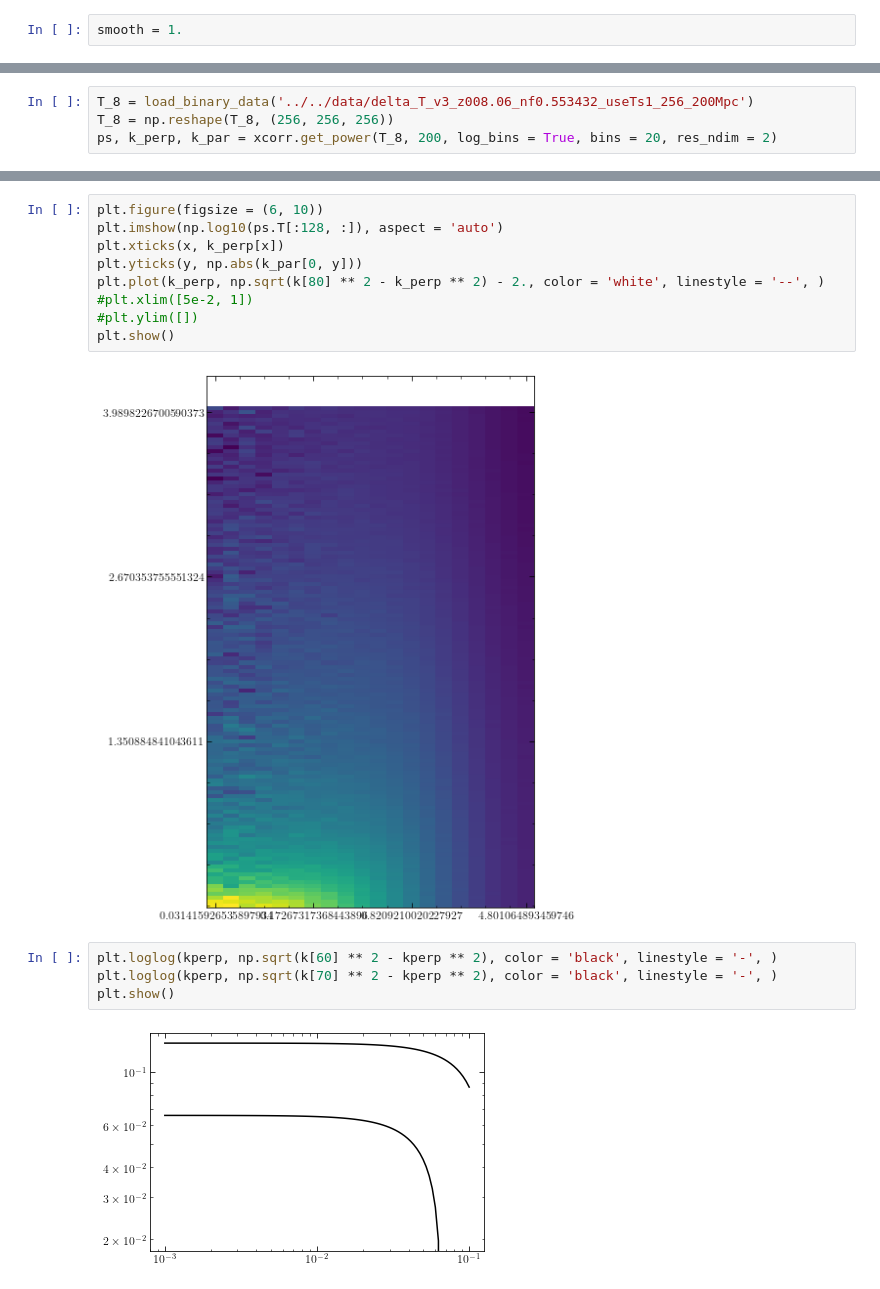
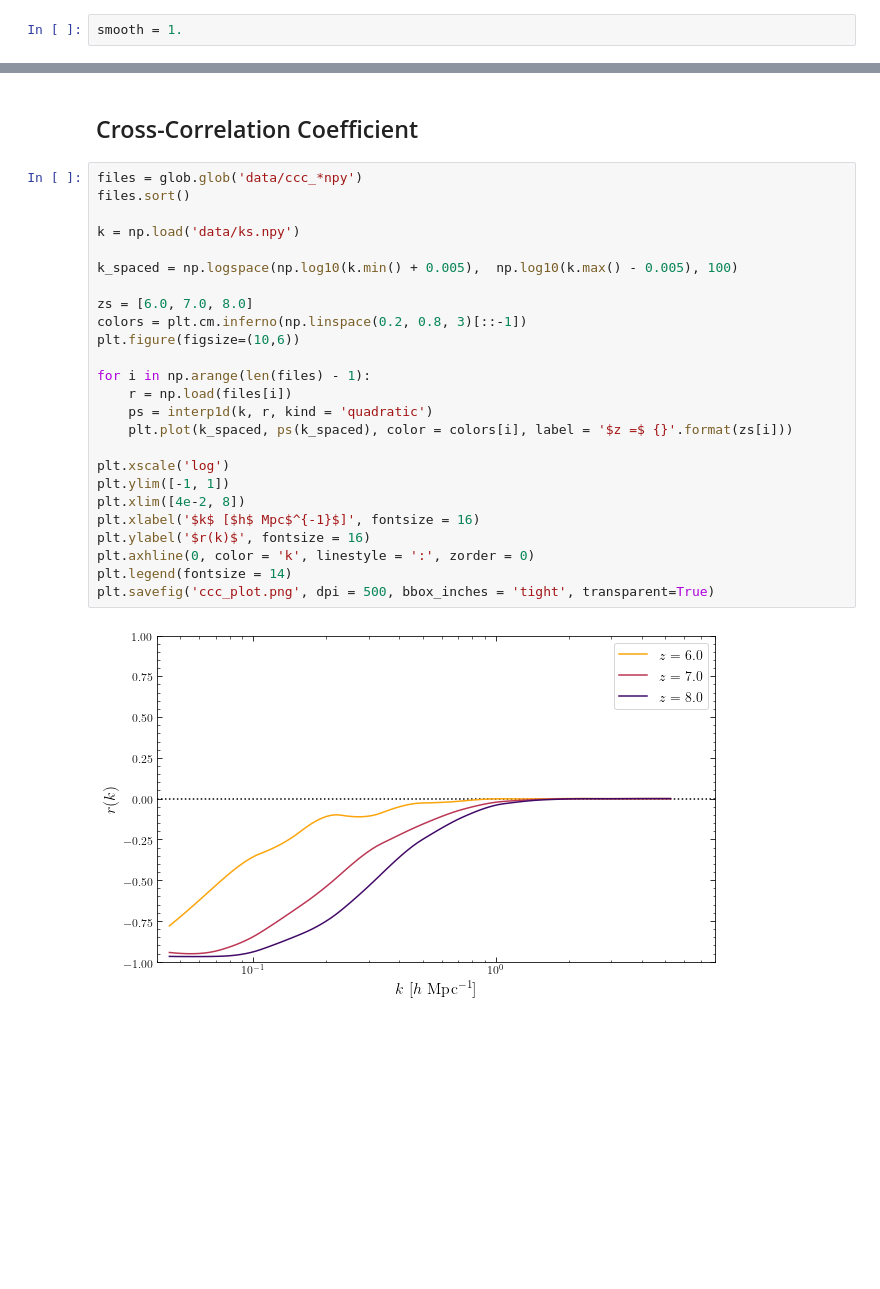
Before and after one commit to tacox5/Senior_Thesis, a Jupyter notebook: notebooks/plots_for_thesis.ipynb, the cells around one changed output, grey strips where cells are left out. Drawn from its saved outputs; the diff is of its cells as text; blank space fills up the shorter version.

```diff
--- a/notebooks/plots_for_thesis.ipynb
+++ b/notebooks/plots_for_thesis.ipynb
@@ -74,4 +167,0 @@ k = np.logspace(-3, 0, 100)
-# %%
-T_8 = load_binary_data('../../data/delta_T_v3_z008.06_nf0.553432_useTs1_256_200Mpc')
-T_8 = np.reshape(T_8, (256, 256, 256))
-ps, k_perp, k_par = xcorr.get_power(T_8, 200, log_bins = True, bins = 20, res_ndim = 2)
@@ -81,17 +168,29 @@ y = np.linspace(1, k_par.shape[1] / 2.0, 4).astype(int)
-# %%
-plt.figure(figsize = (6, 10))
-plt.imshow(np.log10(ps.T[:128, :]), aspect = 'auto')
-plt.xticks(x, k_perp[x])
-plt.yticks(y, np.abs(k_par[0, y]))
-plt.plot(k_perp, np.sqrt(k[80] ** 2 - k_perp ** 2) - 2., color = 'white', linestyle = '--', )
-#plt.xlim([5e-2, 1])
-#plt.ylim([])
-plt.show()
-# %% [output]
-[figure, removed]
-# %%
-plt.loglog(kperp, np.sqrt(k[60] ** 2 - kperp ** 2), color = 'black', linestyle = '-', )
-plt.loglog(kperp, np.sqrt(k[70] ** 2 - kperp ** 2), color = 'black', linestyle = '-', )
-plt.show()
-# %% [output]
-[figure, removed]
+# %% [markdown]
+## Cross-Correlation Coefficient
+# %%
+files = glob.glob('data/ccc_*npy')
+files.sort()
+
+k = np.load('data/ks.npy')
+
+k_spaced = np.logspace(np.log10(k.min() + 0.005),  np.log10(k.max() - 0.005), 100)
+
+zs = [6.0, 7.0, 8.0]
+colors = plt.cm.inferno(np.linspace(0.2, 0.8, 3)[::-1])
+plt.figure(figsize=(10,6))
+
+for i in np.arange(len(files) - 1):
+    r = np.load(files[i])
+    ps = interp1d(k, r, kind = 'quadratic')
+    plt.plot(k_spaced, ps(k_spaced), color = colors[i], label = '$z =$ {}'.format(zs[i]))
+
+plt.xscale('log')
+plt.ylim([-1, 1])
+plt.xlim([4e-2, 8])
+plt.xlabel('$k$ [$h$ Mpc$^{-1}$]', fontsize = 16)
+plt.ylabel('$r(k)$', fontsize = 16)
+plt.axhline(0, color = 'k', linestyle = ':', zorder = 0)
+plt.legend(fontsize = 14)
+plt.savefig('ccc_plot.png', dpi = 500, bbox_inches = 'tight', transparent=True)
+# %% [output]
+[figure, added]
```
Also changed, not shown: parts of 22 cells of this notebook, 39 other files.
